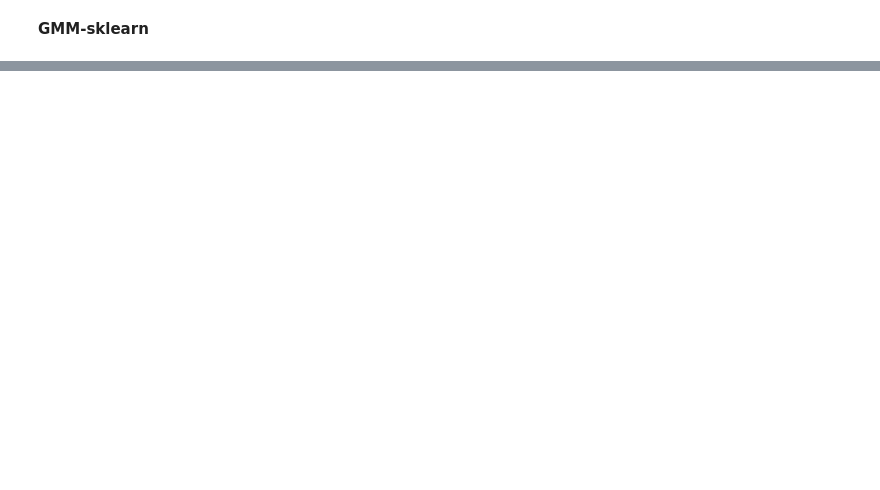
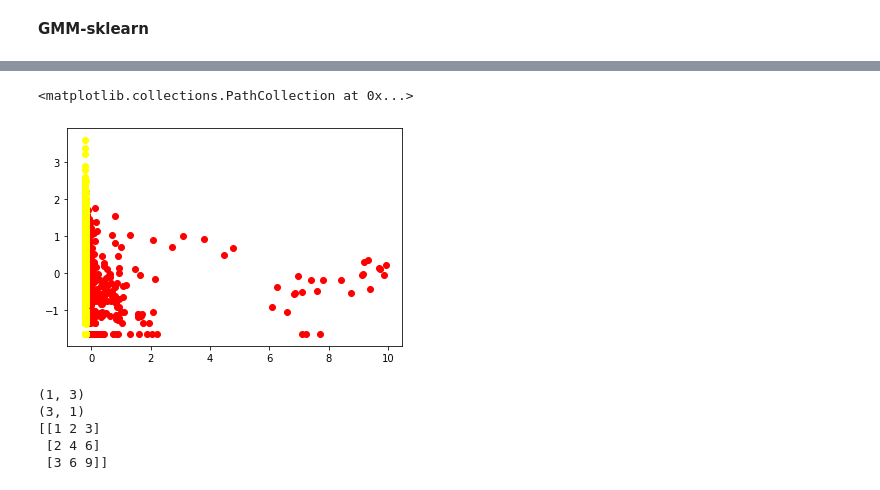
Before and after one commit to 0902338471/GMM-CinnamonAI, a Jupyter notebook: GMM_CinnamonAI.ipynb, the cells around one changed output, grey strips where cells are left out. Drawn from its saved outputs; the diff is of its cells as text; code cells hidden in the pictures; blank space fills up the shorter version.

```diff
--- a/GMM_CinnamonAI.ipynb
+++ b/GMM_CinnamonAI.ipynb
@@ -66,0 +178,5 @@ plt.scatter(d2[0], d2[1], c ='b')
+# %%
+gaussian_model = GMM_Model(num_clusters=2)
+# %%
+X_fit = X_train_candidate_features.to_numpy()
+clusters = gaussian_model.fit(X_fit)
@@ -66,0 +207,7 @@ plt.scatter(d2[0], d2[1], c ='b')
+# %%
+labels = gaussian_model.predict_class(X_fit,clusters)
+X_fit = pd.DataFrame(X_fit)
+X_fit['labels']= labels
+d0 = X_fit[X_fit['labels']== 0]
+d1 = X_fit[X_fit['labels']== 1]
+# d2 = X_train_candidate_features[X_train_candidate_features['labels']== 2]
@@ -66,0 +230,19 @@ plt.scatter(d2[0], d2[1], c ='b')
+# %%
+plt.scatter(d0[0], d0[1], c ='r')
+plt.scatter(d1[0], d1[1], c ='yellow')
+# %% [output]
+<matplotlib.collections.PathCollection at 0x...>
+[figure, added]
+# %%
+a=np.array([1,2,3])
+a=a.reshape(1,3)
+b=a.reshape(3,1)
+print(a.shape)
+print(b.shape)
+print(a*b)
+# %% [output]
+(1, 3)
+(3, 1)
+[[1 2 3]
+ [2 4 6]
+ [3 6 9]]
```
Also changed, not shown: parts of 22 cells of this notebook.
